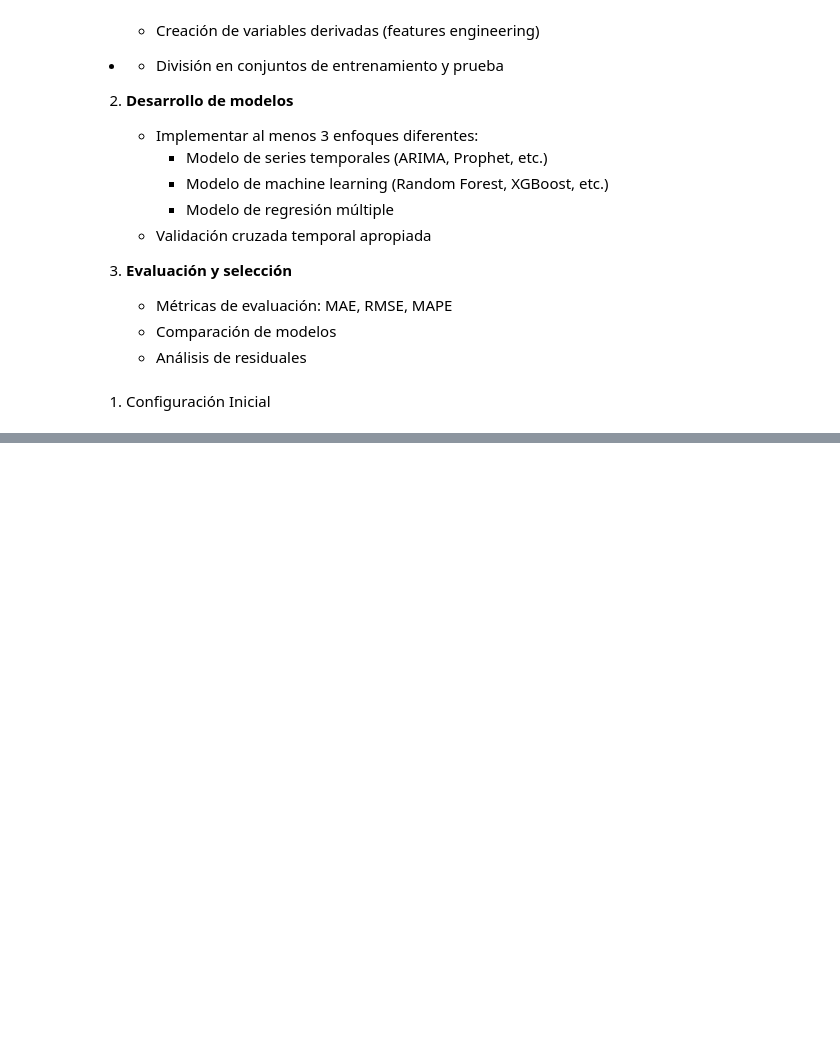
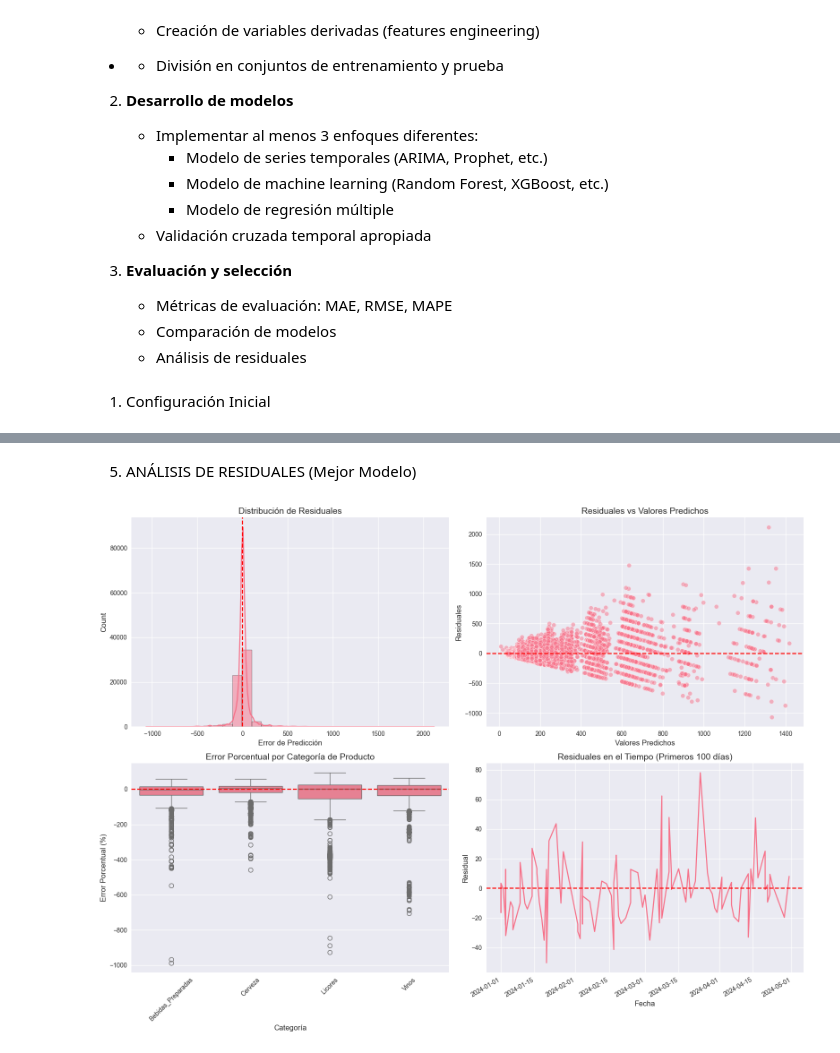
Before and after one commit to KeniaTepas/prueba-tecnica-el-buen-gusto, a Jupyter notebook: notebooks/modelado_predictivo.ipynb, the cells around one changed output, grey strips where cells are left out. Cells and saved outputs as stored; diff of their text form; code cells hidden in the pictures; blank space fills up the shorter version.

```diff
--- a/notebooks/modelado_predictivo.ipynb
+++ b/notebooks/modelado_predictivo.ipynb
@@ -49,0 +480,48 @@ warnings.filterwarnings('ignore')
+# %% [markdown]
+ 5. ANÁLISIS DE RESIDUALES (Mejor Modelo)
+# %%
+# Análisis detallado de residuales del mejor modelo (XGBoost)
+residuals = y_test - xgb_pred
+residual_analysis = pd.DataFrame({
+    'Actual': y_test,
+    'Predicted': xgb_pred,
+    'Residual': residuals,
+    'Pct_Error': (residuals / y_test) * 100
+})
+
+# Gráficos de diagnóstico
+fig, axes = plt.subplots(2, 2, figsize=(16, 12))
+
+# 1. Distribución de residuales
+sns.histplot(residuals, kde=True, ax=axes[0, 0], bins=30)
+axes[0, 0].axvline(x=0, color='r', linestyle='--')
+axes[0, 0].set_title('Distribución de Residuales')
+axes[0, 0].set_xlabel('Error de Predicción')
+
+# 2. Residuales vs Predicciones
+sns.scatterplot(x='Predicted', y='Residual', data=residual_analysis, alpha=0.5, ax=axes[0, 1])
+axes[0, 1].axhline(y=0, color='r', linestyle='--')
+axes[0, 1].set_title('Residuales vs Valores Predichos')
+axes[0, 1].set_xlabel('Valores Predichos')
+axes[0, 1].set_ylabel('Residuales')
+
+# 3. Error porcentual por categoría de producto
+sns.boxplot(x=test['categoria_producto'], y='Pct_Error', data=residual_analysis, ax=axes[1, 0])
+axes[1, 0].axhline(y=0, color='r', linestyle='--')
+axes[1, 0].set_title('Error Porcentual por Categoría de Producto')
+axes[1, 0].set_xlabel('Categoría')
+axes[1, 0].set_ylabel('Error Porcentual (%)')
+axes[1, 0].tick_params(axis='x', rotation=45)
+
+# 4. Residuales en el tiempo (primeros 100 días)
+residual_time = residual_analysis.join(test['fecha']).set_index('fecha').iloc[:100]
+residual_time['Residual'].plot(ax=axes[1, 1])
+axes[1, 1].axhline(y=0, color='r', linestyle='--')
+axes[1, 1].set_title('Residuales en el Tiempo (Primeros 100 días)')
+axes[1, 1].set_xlabel('Fecha')
+axes[1, 1].set_ylabel('Residual')
+
+plt.tight_layout()
+plt.show()
+# %% [output]
+[figure, added]
```
Also changed, not shown: parts of 20 cells of this notebook, 1 other file.
